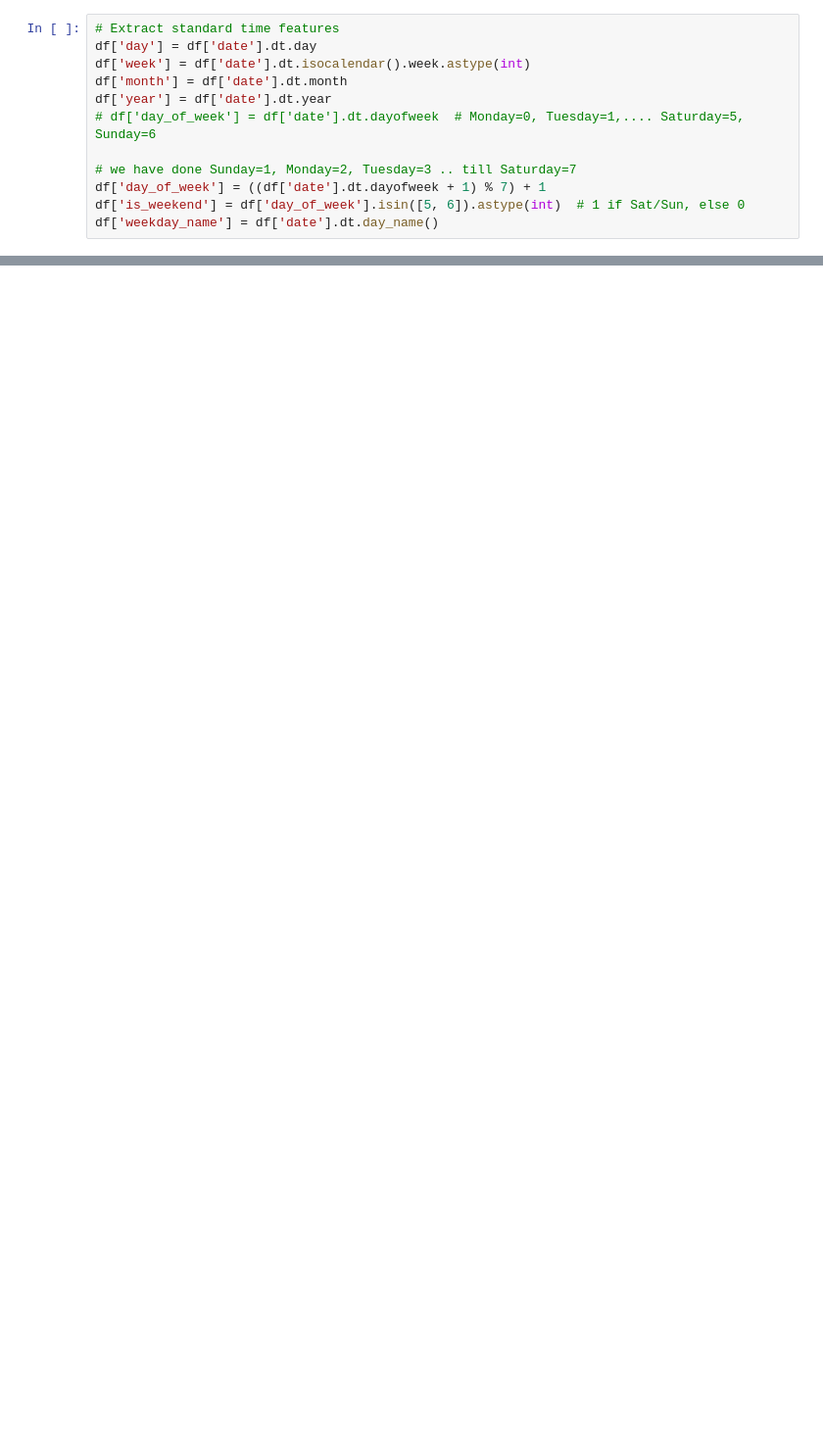
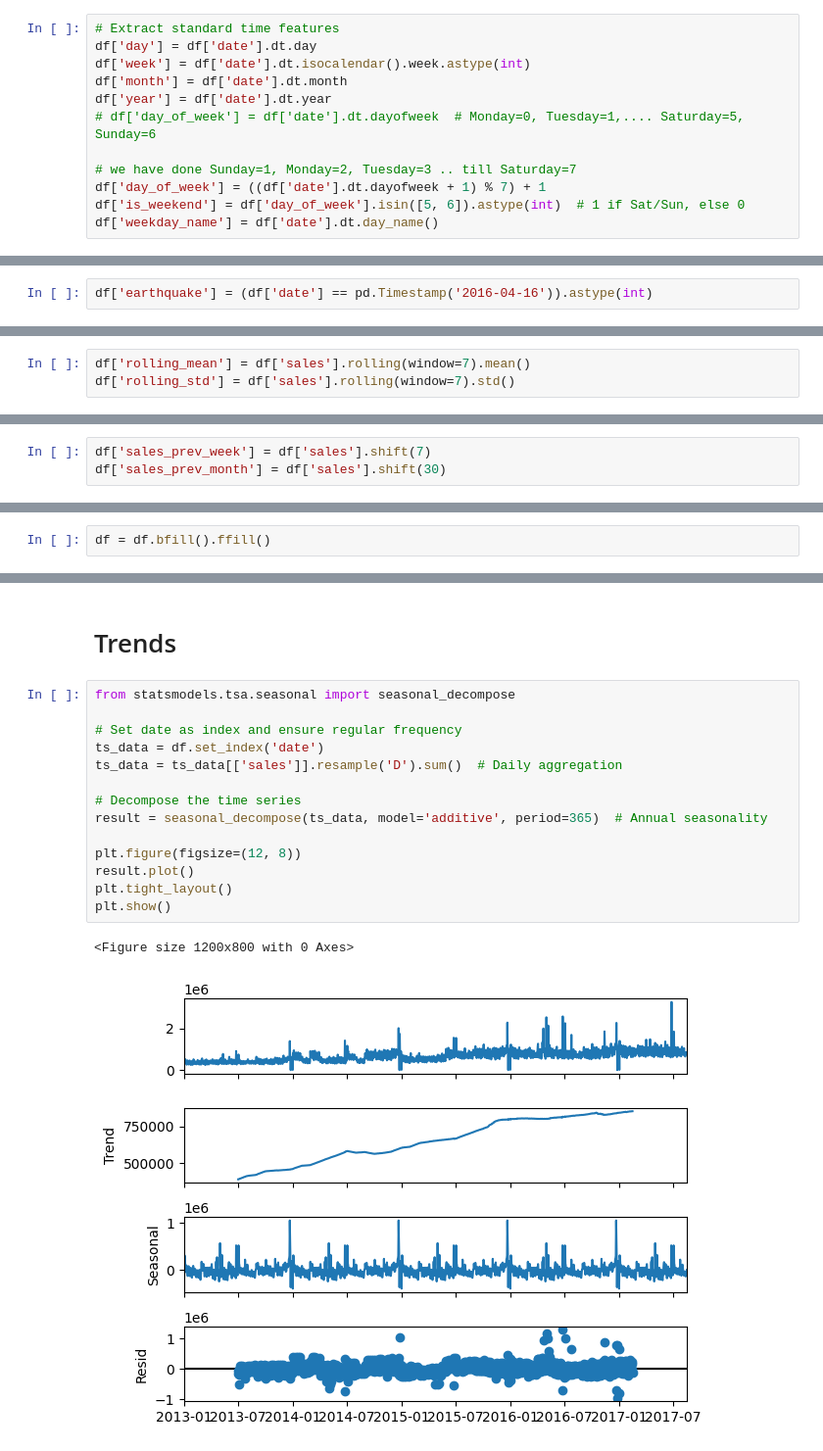
Before and after one commit to SuryaSB2024/Sales_Forcasting, a Jupyter notebook: Sales_forcasting_WBeyond_Assessment.ipynb, the cells around one changed output, grey strips where cells are left out. Shown at 98% size. Drawn from its saved outputs; the diff is of its cells as text; blank space fills up the shorter version.

```diff
--- a/Sales_forcasting_WBeyond_Assessment.ipynb
+++ b/Sales_forcasting_WBeyond_Assessment.ipynb
@@ -129,0 +384,2 @@ holidays_events
+# %%
+df['earthquake'] = (df['date'] == pd.Timestamp('2016-04-16')).astype(int)
@@ -129,0 +392,3 @@ holidays_events
+# %%
+df['rolling_mean'] = df['sales'].rolling(window=7).mean()
+df['rolling_std'] = df['sales'].rolling(window=7).std()
@@ -129,0 +401,3 @@ holidays_events
+# %%
+df['sales_prev_week'] = df['sales'].shift(7)
+df['sales_prev_month'] = df['sales'].shift(30)
@@ -129,0 +444,2 @@ holidays_events
+# %%
+df = df.bfill().ffill()
@@ -129,0 +471,19 @@ holidays_events
+# %% [markdown]
+# Trends
+# %%
+from statsmodels.tsa.seasonal import seasonal_decompose
+
+# Set date as index and ensure regular frequency
+ts_data = df.set_index('date')
+ts_data = ts_data[['sales']].resample('D').sum()  # Daily aggregation
+
+# Decompose the time series
+result = seasonal_decompose(ts_data, model='additive', period=365)  # Annual seasonality
+
+plt.figure(figsize=(12, 8))
+result.plot()
+plt.tight_layout()
+plt.show()
+# %% [output]
+<Figure size 1200x800 with 0 Axes>
+[figure, added]
```
Also changed, not shown: parts of 89 cells of this notebook.
